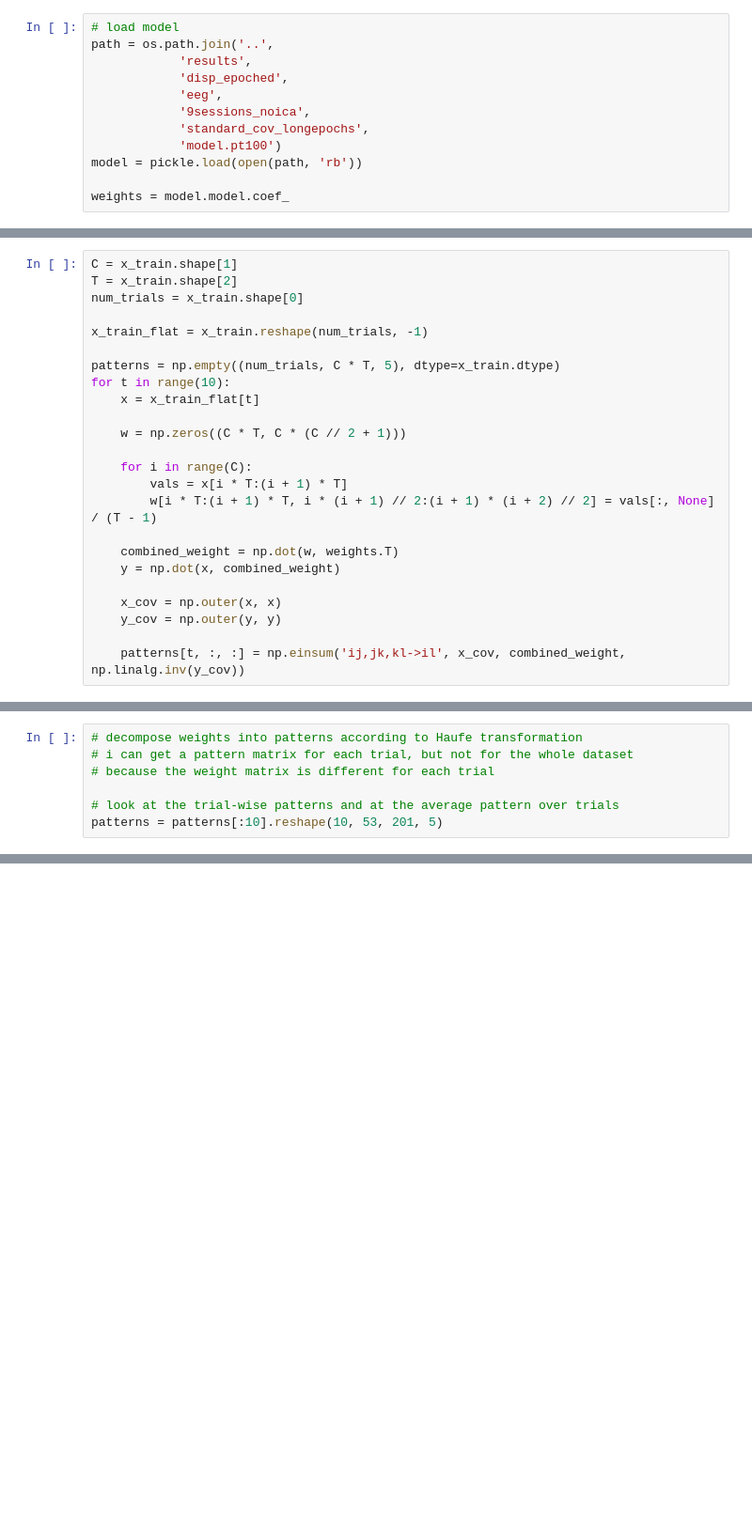
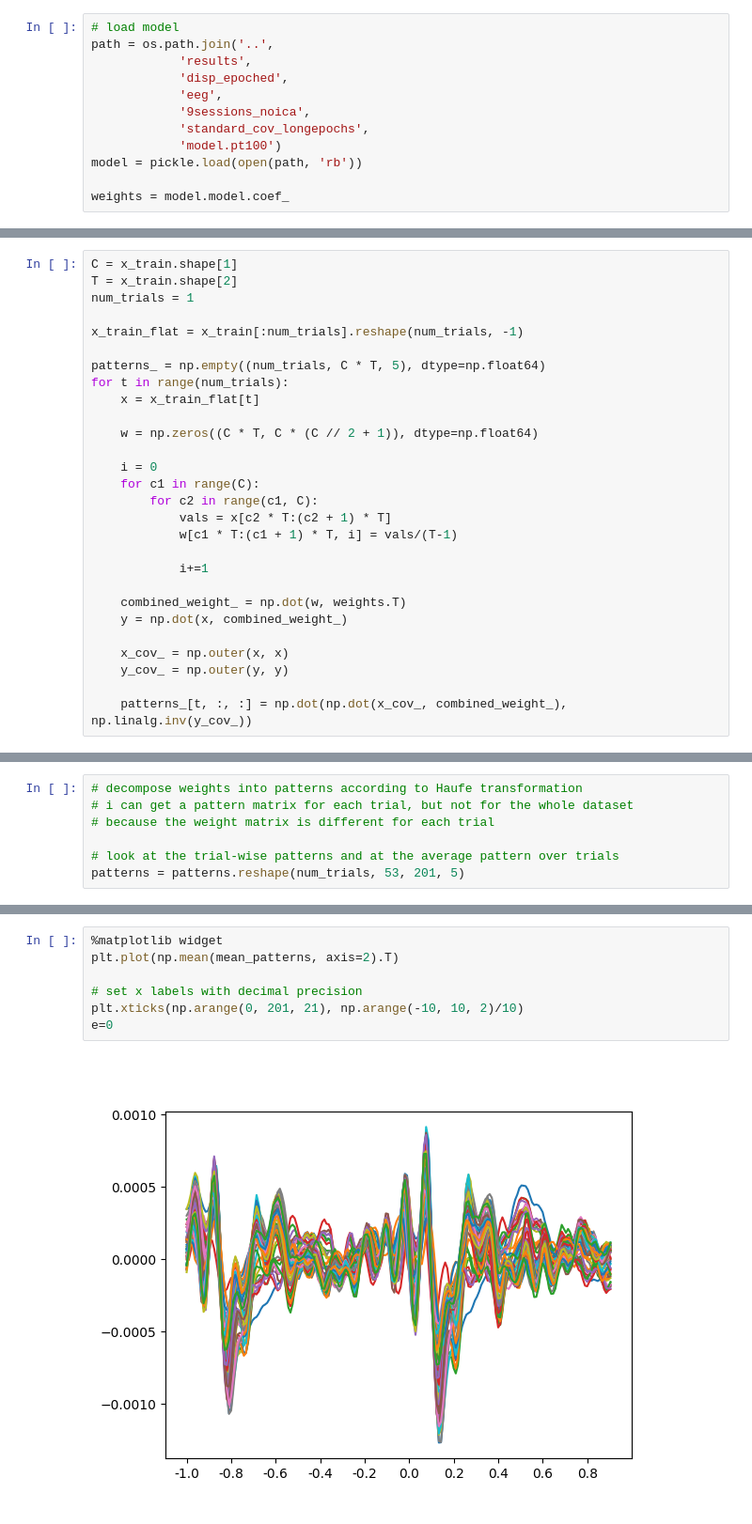
Before and after one commit to ricsinaruto/MEG-transfer-decoding, a Jupyter notebook: notebooks/model_mod.ipynb, the cells around one changed output, grey strips where cells are left out. Shown at 94% size. Drawn from its saved outputs; the diff is of its cells as text; blank space fills up the shorter version.

```diff
--- a/notebooks/model_mod.ipynb
+++ b/notebooks/model_mod.ipynb
@@ -70,25 +196,29 @@ T
 # %%
 C = x_train.shape[1]
 T = x_train.shape[2]
-num_trials = x_train.shape[0]
+num_trials = 1
 
-x_train_flat = x_train.reshape(num_trials, -1)
+x_train_flat = x_train[:num_trials].reshape(num_trials, -1)
 
-patterns = np.empty((num_trials, C * T, 5), dtype=x_train.dtype)
-for t in range(10):
+patterns_ = np.empty((num_trials, C * T, 5), dtype=np.float64)
+for t in range(num_trials):
     x = x_train_flat[t]
 
-    w = np.zeros((C * T, C * (C // 2 + 1)))
+    w = np.zeros((C * T, C * (C // 2 + 1)), dtype=np.float64)
 
-    for i in range(C):
-        vals = x[i * T:(i + 1) * T]
-        w[i * T:(i + 1) * T, i * (i + 1) // 2:(i + 1) * (i + 2) // 2] = vals[:, None] / (T - 1)
+    i = 0
+    for c1 in range(C):
+        for c2 in range(c1, C):
+            vals = x[c2 * T:(c2 + 1) * T]
+            w[c1 * T:(c1 + 1) * T, i] = vals/(T-1)
 
-    combined_weight = np.dot(w, weights.T)
-    y = np.dot(x, combined_weight)
+            i+=1
 
-    x_cov = np.outer(x, x)
-    y_cov = np.outer(y, y)
+    combined_weight_ = np.dot(w, weights.T)
+    y = np.dot(x, combined_weight_)
 
-    patterns[t, :, :] = np.einsum('ij,jk,kl->il', x_cov, combined_weight, np.linalg.inv(y_cov))
+    x_cov_ = np.outer(x, x)
+    y_cov_ = np.outer(y, y)
+
+    patterns_[t, :, :] = np.dot(np.dot(x_cov_, combined_weight_), np.linalg.inv(y_cov_))
 # %%
@@ -107,5 +240,5 @@ array([0.23693655, 0.45169227, 0.4280469 , 0.39324306, 0.38239824,
 # because the weight matrix is different for each trial
 
 # look at the trial-wise patterns and at the average pattern over trials
-patterns = patterns[:10].reshape(10, 53, 201, 5)
+patterns = patterns.reshape(num_trials, 53, 201, 5)
 # %%
@@ -116,0 +246,9 @@ plt.plot(np.mean(patterns, axis=(0, 3))[17, :])
+# %%
+%matplotlib widget
+plt.plot(np.mean(mean_patterns, axis=2).T)
+
+# set x labels with decimal precision
+plt.xticks(np.arange(0, 201, 21), np.arange(-10, 10, 2)/10)
+e=0
+# %% [output]
+[figure, added]
```
Also changed, not shown: parts of 27 cells of this notebook, 1 other file.
